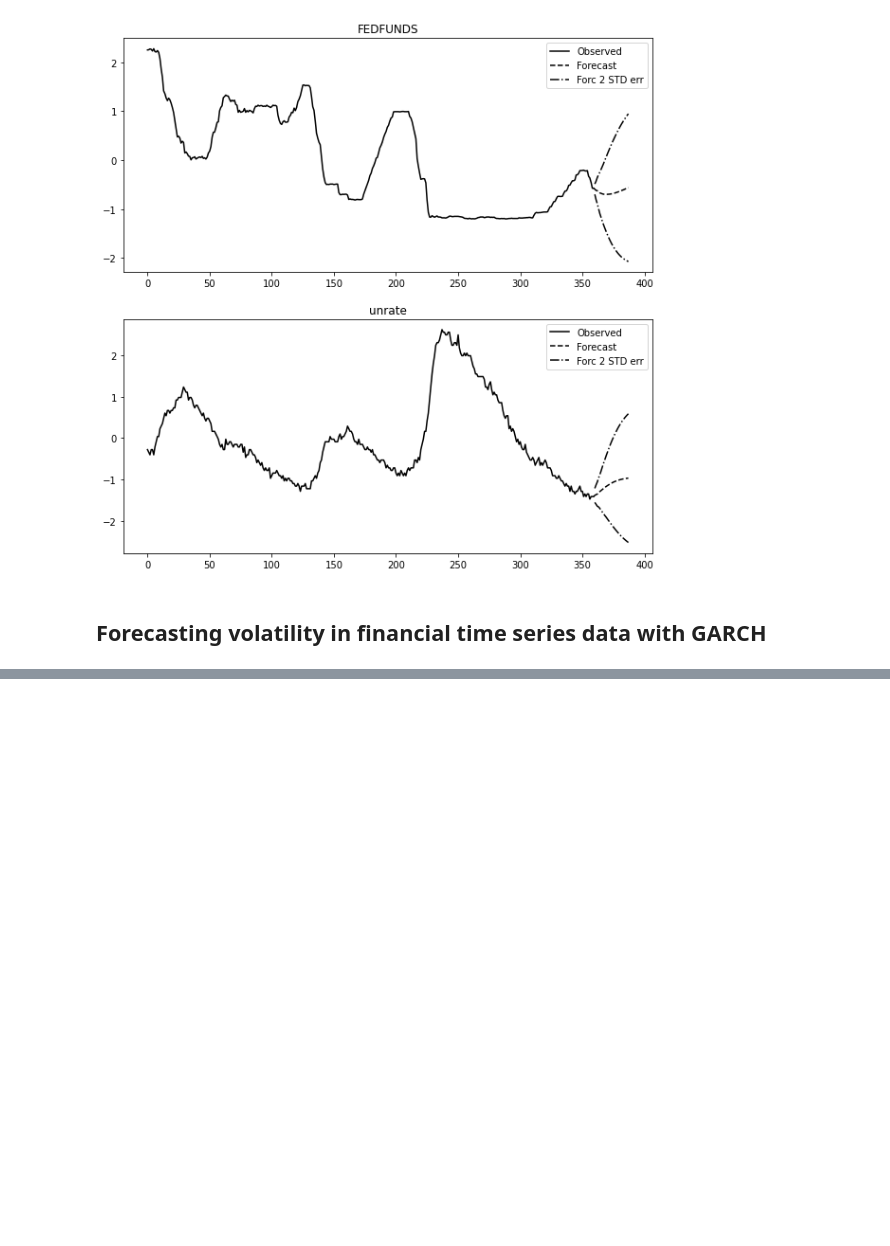
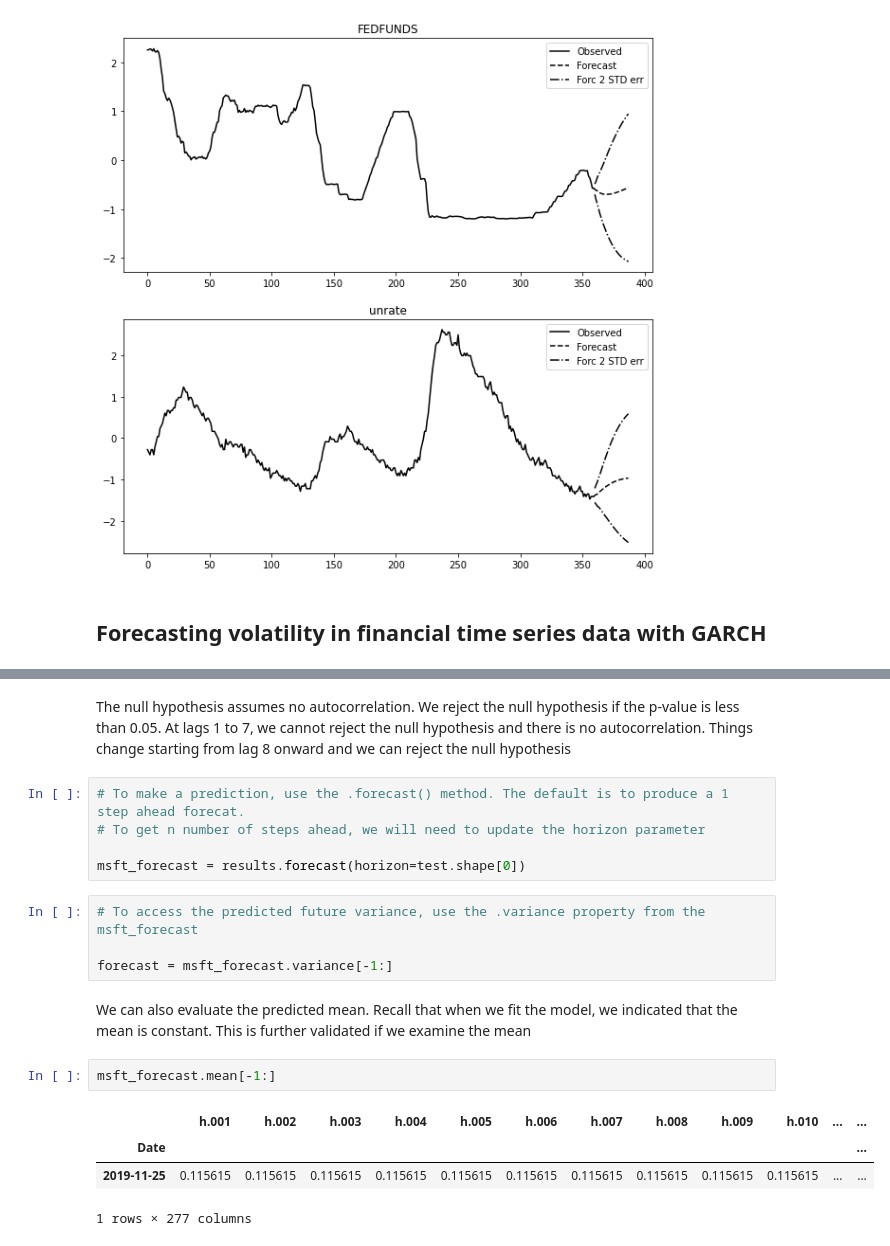
Before and after one commit to LaurbergMJ/TimeSeriesAnalysisWithPythonCookbook, a Jupyter notebook: Ch11.ipynb, the cells around one changed output, grey strips where cells are left out. Cells and saved outputs as stored; diff of their text form; blank space fills up the shorter version.

```diff
--- a/Ch11.ipynb
+++ b/Ch11.ipynb
@@ -725,0 +864,20 @@ results.plot_forecast(n, plot_stderr=True)
+# %% [markdown]
+The null hypothesis assumes no autocorrelation. We reject the null hypothesis if the p-value is less than 0.05. At lags 1 to 7, we cannot reject the null hypothesis and there is no autocorrelation. Things change starting from lag 8 onward and we can reject the null hypothesis
+# %%
+# To make a prediction, use the .forecast() method. The default is to produce a 1 step ahead forecat.
+# To get n number of steps ahead, we will need to update the horizon parameter
+
+msft_forecast = results.forecast(horizon=test.shape[0])
+# %%
+# To access the predicted future variance, use the .variance property from the msft_forecast
+
+forecast = msft_forecast.variance[-1:]
+# %% [markdown]
+We can also evaluate the predicted mean. Recall that when we fit the model, we indicated that the mean is constant. This is further validated if we examine the mean
+# %%
+msft_forecast.mean[-1:]
+# %% [output]
+|  | h.001 | h.002 | h.003 | h.004 | h.005 | h.006 | h.007 | h.008 | h.009 | h.010 | ... | ... |
+| Date |  |  |  |  |  |  |  |  |  |  |  | ... |
+| 2019-11-25 | 0.115615 | 0.115615 | 0.115615 | 0.115615 | 0.115615 | 0.115615 | 0.115615 | 0.115615 | 0.115615 | 0.115615 | ... | ... |
+1 rows × 277 columns
```
Also changed, not shown: parts of 18 cells of this notebook, 1 other file.
